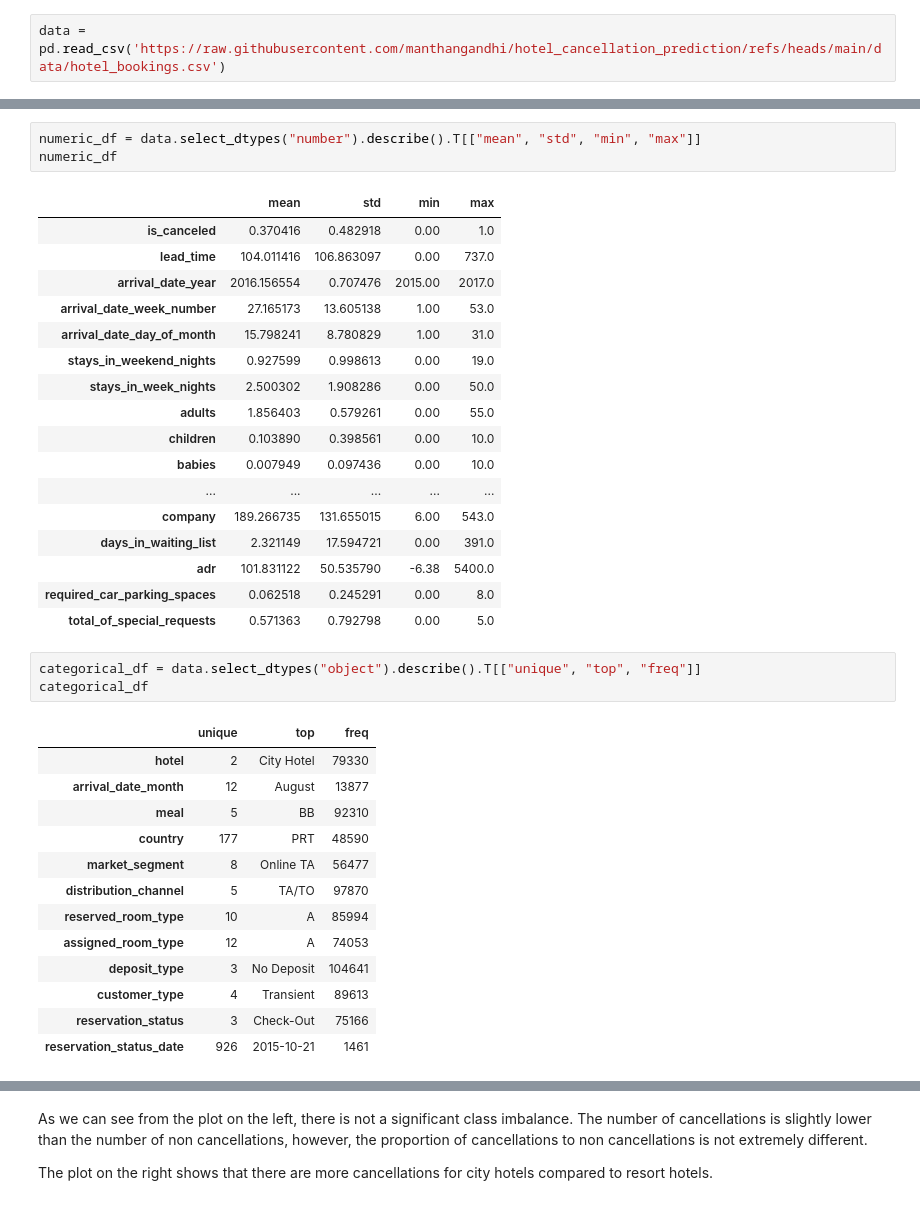
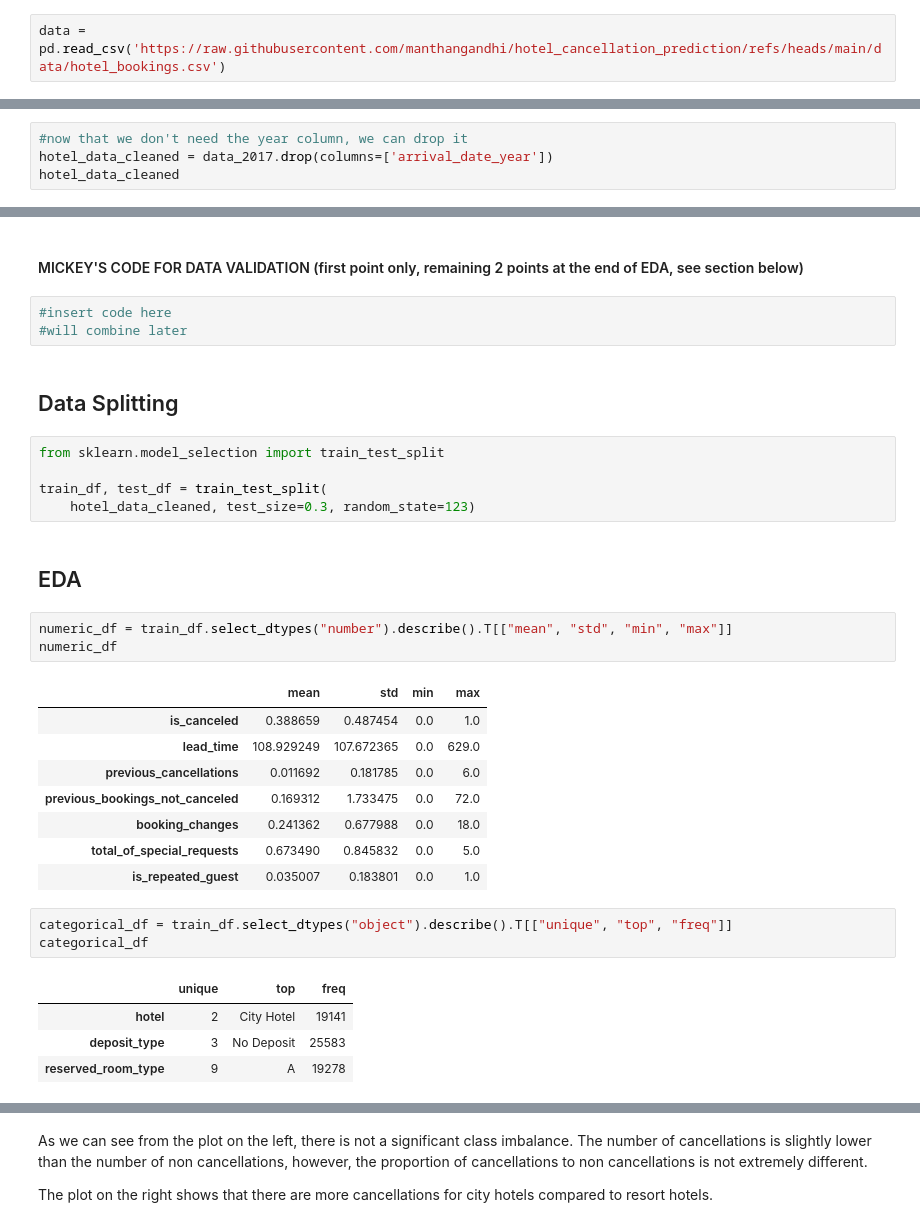
Before and after one commit to ahass9/DSCI-522-Group-Project, a Jupyter notebook: analysis.ipynb, the cells around one changed output, grey strips where cells are left out. Saved outputs shown, nothing was run; the diff lists cells and outputs as text.

```diff
--- a/analysis.ipynb
+++ b/analysis.ipynb
@@ -58,0 +90,4 @@ memory usage: 29.1+ MB
+# %%
+#now that we don't need the year column, we can drop it
+hotel_data_cleaned = data_2017.drop(columns=['arrival_date_year'])
+hotel_data_cleaned
@@ -59,38 +125,34 @@ memory usage: 29.1+ MB
+# %% [markdown]
+#### MICKEY'S CODE FOR DATA VALIDATION (first point only, remaining 2 points at the end of EDA, see section below)
+# %%
+#insert code here
+#will combine later
+# %% [markdown]
+## Data Splitting
+# %%
+from sklearn.model_selection import train_test_split
+
+train_df, test_df = train_test_split(
+    hotel_data_cleaned, test_size=0.3, random_state=123)
+# %% [markdown]
+## EDA
 # %%
-numeric_df = data.select_dtypes("number").describe().T[["mean", "std", "min", "max"]]
+numeric_df = train_df.select_dtypes("number").describe().T[["mean", "std", "min", "max"]]
 numeric_df
 # %% [output]
 |  | mean | std | min | max |
-| is_canceled | 0.370416 | 0.482918 | 0.00 | 1.0 |
-| lead_time | 104.011416 | 106.863097 | 0.00 | 737.0 |
-| arrival_date_year | 2016.156554 | 0.707476 | 2015.00 | 2017.0 |
-| arrival_date_week_number | 27.165173 | 13.605138 | 1.00 | 53.0 |
-| arrival_date_day_of_month | 15.798241 | 8.780829 | 1.00 | 31.0 |
-| stays_in_weekend_nights | 0.927599 | 0.998613 | 0.00 | 19.0 |
-| stays_in_week_nights | 2.500302 | 1.908286 | 0.00 | 50.0 |
-| adults | 1.856403 | 0.579261 | 0.00 | 55.0 |
-| children | 0.103890 | 0.398561 | 0.00 | 10.0 |
-| babies | 0.007949 | 0.097436 | 0.00 | 10.0 |
-| ... | ... | ... | ... | ... |
-| company | 189.266735 | 131.655015 | 6.00 | 543.0 |
-| days_in_waiting_list | 2.321149 | 17.594721 | 0.00 | 391.0 |
-| adr | 101.831122 | 50.535790 | -6.38 | 5400.0 |
-| required_car_parking_spaces | 0.062518 | 0.245291 | 0.00 | 8.0 |
-| total_of_special_requests | 0.571363 | 0.792798 | 0.00 | 5.0 |
+| is_canceled | 0.388659 | 0.487454 | 0.0 | 1.0 |
+| lead_time | 108.929249 | 107.672365 | 0.0 | 629.0 |
+| previous_cancellations | 0.011692 | 0.181785 | 0.0 | 6.0 |
+| previous_bookings_not_canceled | 0.169312 | 1.733475 | 0.0 | 72.0 |
+| booking_changes | 0.241362 | 0.677988 | 0.0 | 18.0 |
+| total_of_special_requests | 0.673490 | 0.845832 | 0.0 | 5.0 |
+| is_repeated_guest | 0.035007 | 0.183801 | 0.0 | 1.0 |
 # %%
-categorical_df = data.select_dtypes("object").describe().T[["unique", "top", "freq"]]
+categorical_df = train_df.select_dtypes("object").describe().T[["unique", "top", "freq"]]
 categorical_df
 # %% [output]
 |  | unique | top | freq |
-| hotel | 2 | City Hotel | 79330 |
-| arrival_date_month | 12 | August | 13877 |
-| meal | 5 | BB | 92310 |
-| country | 177 | PRT | 48590 |
-| market_segment | 8 | Online TA | 56477 |
-| distribution_channel | 5 | TA/TO | 97870 |
-| reserved_room_type | 10 | A | 85994 |
-| assigned_room_type | 12 | A | 74053 |
-| deposit_type | 3 | No Deposit | 104641 |
-| customer_type | 4 | Transient | 89613 |
-| reservation_status | 3 | Check-Out | 75166 |
-| reservation_status_date | 926 | 2015-10-21 | 1461 |
+| hotel | 2 | City Hotel | 19141 |
+| deposit_type | 3 | No Deposit | 25583 |
+| reserved_room_type | 9 | A | 19278 |
```
Also changed, not shown: parts of 32 cells of this notebook.
